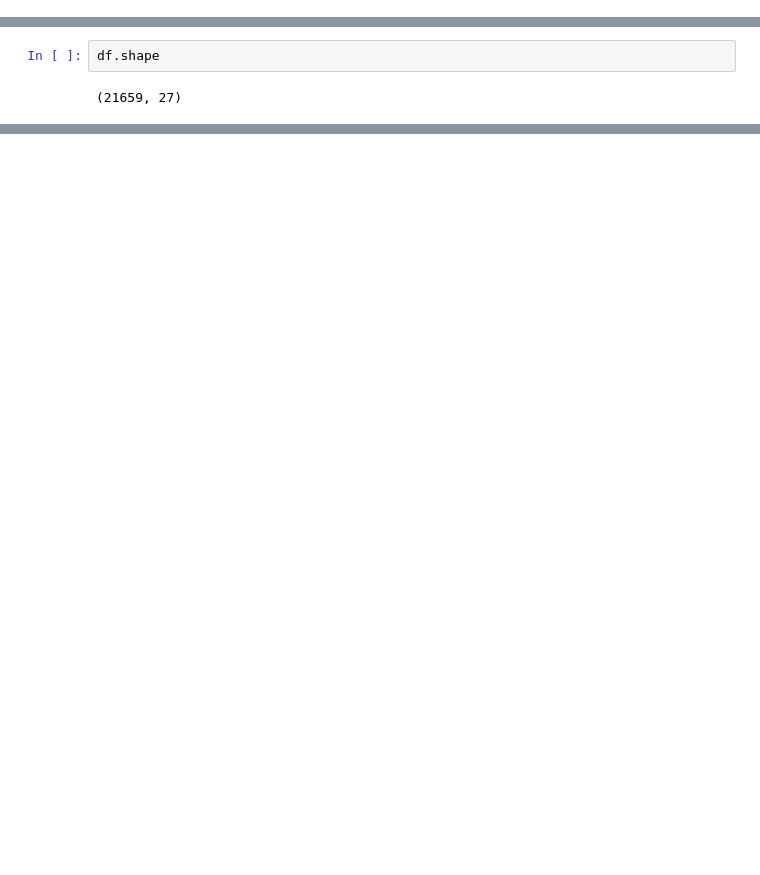
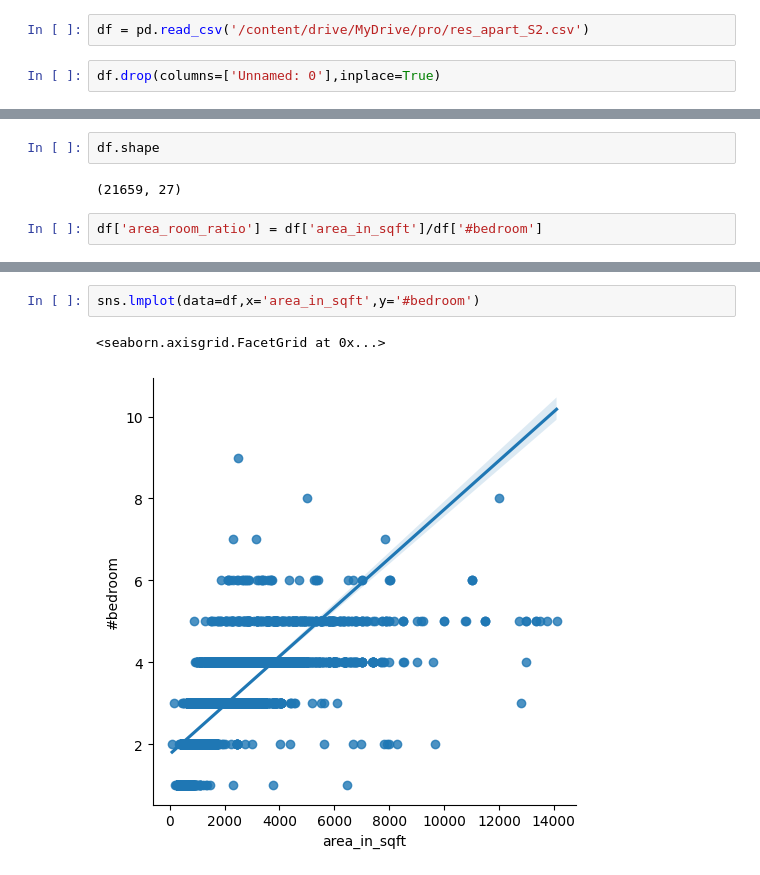
Before and after one commit to vaibhavO1/CapStone-Project, a Jupyter notebook: handling_outliers.ipynb, the cells around one changed output, grey strips where cells are left out. Drawn from its saved outputs; the diff is of its cells as text; blank space fills up the shorter version.

```diff
--- a/handling_outliers.ipynb
+++ b/handling_outliers.ipynb
@@ -481,2 +481,6 @@ x = df[df['price_per_sqft'] <= 30000]
 # %%
 df.to_csv('/content/drive/MyDrive/pro/res_apart_S2.csv')
+# %%
+df = pd.read_csv('/content/drive/MyDrive/pro/res_apart_S2.csv')
+# %%
+df.drop(columns=['Unnamed: 0'],inplace=True)
@@ -500,3 +497,5 @@ df[(df['area_in_sqft']/(df['#bedroom']+df['#balcony']))<155]
 df.shape
 # %% [output]
 (21659, 27)
+# %%
+df['area_room_ratio'] = df['area_in_sqft']/df['#bedroom']
@@ -502,0 +511,5 @@ df.shape
+# %%
+sns.lmplot(data=df,x='area_in_sqft',y='#bedroom')
+# %% [output]
+<seaborn.axisgrid.FacetGrid at 0x...>
+[figure, added]
```
Also changed, not shown: parts of 16 cells of this notebook.
